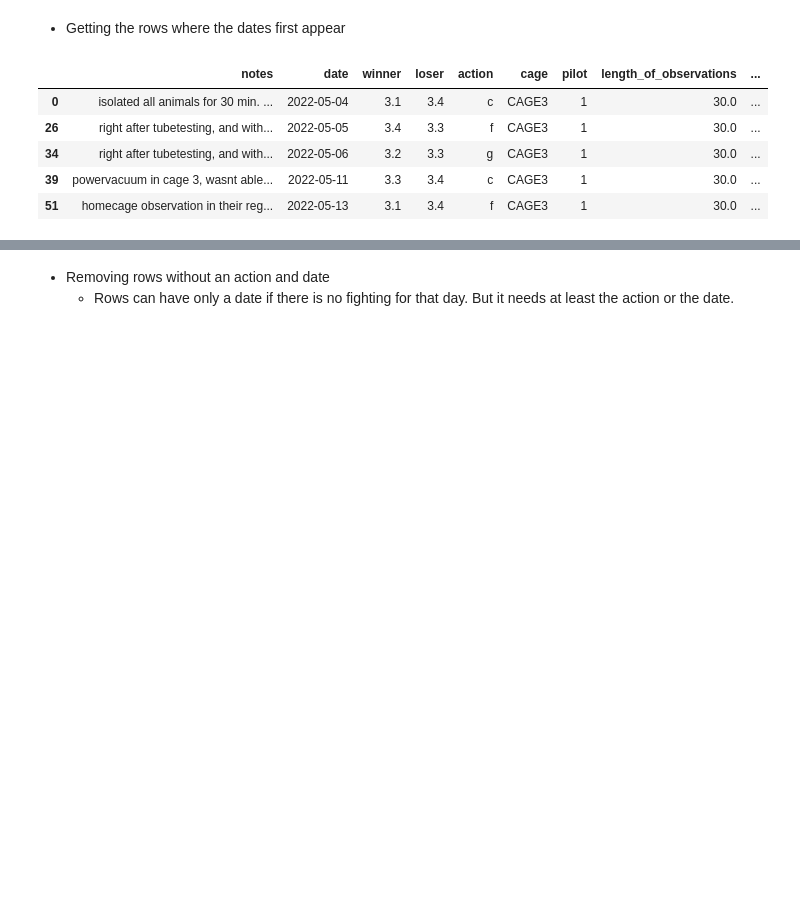
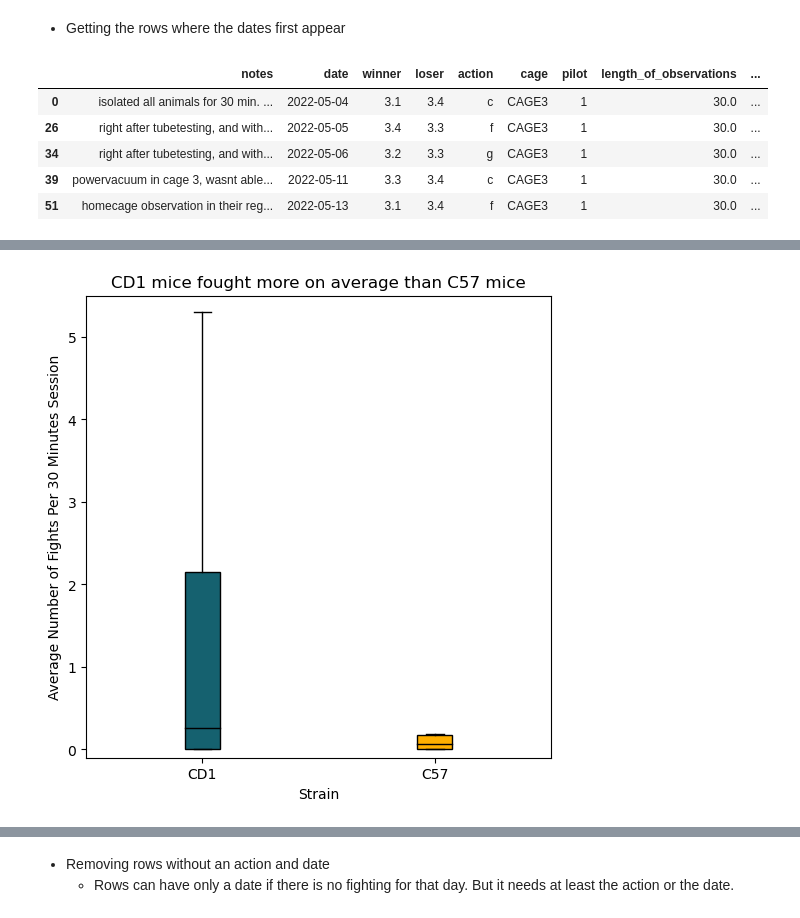
Before and after one commit to padillacoreanolab/dominance_strain_comparison, a Jupyter notebook: results/2023_01_25_hco_average_fight_chase_plotting/hco_average_fight_chase_plotting.ipynb, the cells around one changed output, grey strips where cells are left out. Saved outputs shown, nothing was run; the diff lists cells and outputs as text; code cells hidden in the pictures; blank space fills up the shorter version.

Commit message:
fix: plotted per session for chase and fight comparison

```diff
--- a/results/2023_01_25_hco_average_fight_chase_plotting/hco_average_fight_chase_plotting.ipynb
+++ b/results/2023_01_25_hco_average_fight_chase_plotting/hco_average_fight_chase_plotting.ipynb
@@ -523,0 +470,30 @@ first_row_of_each_date
+# %%
+chase_strain_and_action_to_average_count = {}
+chase_strain_and_action_to_average_count["CD1"] = groupby_action_summed_df[(groupby_action_summed_df["strain"] == "C57") & ((groupby_action_summed_df["action"] == "c"))]["average_action_per_30min"].values
+chase_strain_and_action_to_average_count["C57"] = groupby_action_summed_df[(groupby_action_summed_df["strain"] == "CD1") & ((groupby_action_summed_df["action"] == "c"))]["average_action_per_30min"].values
+
+fight_strain_and_action_to_average_count = {}
+fight_strain_and_action_to_average_count["CD1"] = groupby_action_summed_df[(groupby_action_summed_df["strain"] == "CD1") & ((groupby_action_summed_df["action"] == "f"))]["average_action_per_30min"].values
+fight_strain_and_action_to_average_count["C57"] = groupby_action_summed_df[(groupby_action_summed_df["strain"] == "C57") & ((groupby_action_summed_df["action"] == "f"))]["average_action_per_30min"].values
+# %%
+fig, ax = plt.subplots()
+box = plt.boxplot(fight_strain_and_action_to_average_count.values(), patch_artist=True, medianprops=dict(color="black"), showfliers=False)
+plt.ylim(-0.1,5.5)
+
+for patch, color in zip(box['boxes'], [matplotlib.colors.hex2color("#15616f"), matplotlib.colors.hex2color("#ffaf00")]):
+    patch.set_facecolor(color)
+
+labels = [item.get_text() for item in ax.get_xticklabels()]
+labels[0] = 'CD1'
+labels[1] = 'C57'
+
+ax.set_xticklabels(labels)
+plt.xlabel("Strain")
+plt.ylabel("Average Number of Fights Per 30 Minutes Session")
+plt.title("CD1 mice fought more on average than C57 mice")
+plt.savefig("./proc/fight_strain_comparison.svg")
+plt.savefig("./proc/fight_strain_comparison.png")
+
+plt.show()
+# %% [output]
+[figure, added]
```
Also changed, not shown: parts of 100 cells of this notebook, 5 other files.
